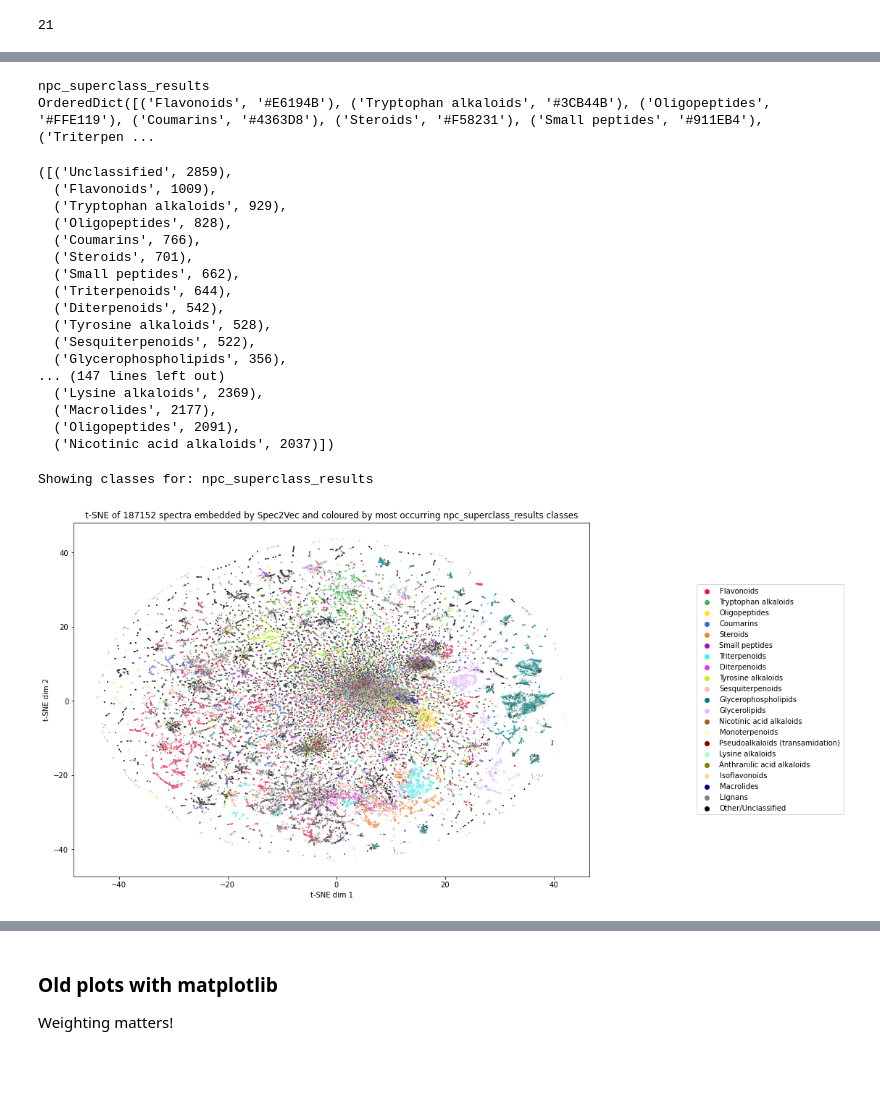
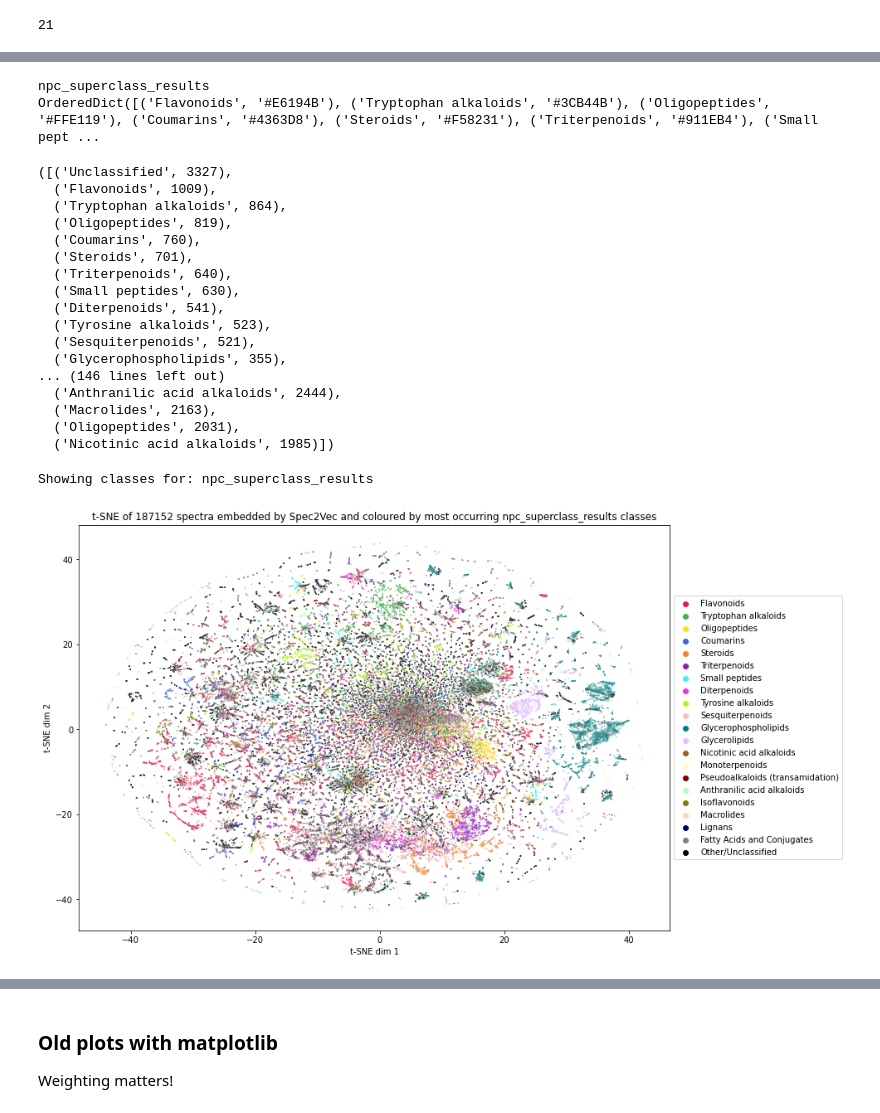
Before and after one commit to louwenjjr/ms2_mass_differences, a Jupyter notebook: notebooks/1d-Prepare_visualisation_data.ipynb, the cells around one changed output, grey strips where cells are left out. Drawn from its saved outputs; the diff is of its cells as text; code cells hidden in the pictures; blank space fills up the shorter version.

Commit message:
updated figures

```diff
--- a/notebooks/1d-Prepare_visualisation_data.ipynb
+++ b/notebooks/1d-Prepare_visualisation_data.ipynb
@@ -151,19 +178,19 @@ tsne_3d_pickle = os.path.join(data_path, base+"_peaks_processed_s2v_only_annotat
 pickle.dump(tsne_2d_res, open(tsne_2d_pickle, 'wb'))
 pickle.dump(tsne_3d_res, open(tsne_3d_pickle, 'wb'))
 # %%
-tsne_2d_w_out = os.path.join(data_path, base+"_peaks_processed_s2v_only_annotated_weighted_tsne2D.csv")
+tsne_2d_w_out = os.path.join(data_path, tdir, base+"_peaks_processed_s2v_only_annotated_weighted_tsne2D.csv")
 with open(tsne_2d_w_out, 'w') as outf:
     for s_id, tsne_r in zip(spectrums_ids, tsne_2d_w_res):
         outf.write("{},{}\n".format(s_id, ','.join(map(str, tsne_r))))
 # %%
-tsne_3d_w_out = os.path.join(data_path, base+"_peaks_processed_s2v_only_annotated_weighted_tsne3D.csv")
+tsne_3d_w_out = os.path.join(data_path, tdir, base+"_peaks_processed_s2v_only_annotated_weighted_tsne3D.csv")
 with open(tsne_3d_w_out, 'w') as outf:
     for s_id, tsne_r in zip(spectrums_ids, tsne_3d_w_res):
         outf.write("{},{}\n".format(s_id, ','.join(map(str, tsne_r))))
 # %%
 # Load tsne data - from weighted run
-tsne_2d_w_out = os.path.join(data_path, base+"_peaks_processed_s2v_only_annotated_weighted_tsne2D.pickle")
-tsne_3d_w_out = os.path.join(data_path, base+"_peaks_processed_s2v_only_annotated_weighted_tsne3D.pickle")
+tsne_2d_w_out = os.path.join(data_path, tdir, base+"_peaks_processed_s2v_only_annotated_weighted_tsne2D.pickle")
+tsne_3d_w_out = os.path.join(data_path, tdir, base+"_peaks_processed_s2v_only_annotated_weighted_tsne3D.pickle")
 tsne_2d_w_res = pickle.load(open(tsne_2d_w_out, 'rb'))
 tsne_3d_w_res = pickle.load(open(tsne_3d_w_out, 'rb'))
 tsne_2d_w_res.shape, tsne_3d_w_res.shape
@@ -244,16 +306,27 @@ tsne_palette = sns.set_palette(sns.color_palette(nice_colours))
 # %%
+# prepare class information for plotting
+# right now im classyfying spectra with multiple labels as other/unclassified
 i_chosen = -3  # choose which class (npc/cf) to plot (in new_header)
 print(new_header[i_chosen])
 chosen_classes_ori = []
 uncl = "Unclassified"
 uncl_other = "Other/Unclassified"
 add_uncl = False
+choose_unique_class = False
+ignore_multi_labels = True
 for s_cl in spectra_classes:
     chosen_class = s_cl[i_chosen]
     if not chosen_class:
         chosen_class = uncl
-    else:  # separate in single classes - there are compounds with 3 superclasses for example
-        chosen_class = chosen_class.split("; ")[0]
+    # separate in single classes - there are compounds with 3 superclasses for example
+    elif choose_unique_class:
+        chosen_class = sorted(chosen_class.split("; "))[0]  # sort to make same decision for same combinations
+    # ignore spectra with multiple labels and group them into Other/Unclassified
+    elif ignore_multi_labels:
+        if len(chosen_class.split("; ")) > 1:
+            chosen_class = uncl
+    else:
+        chosen_class = '-\n'.join(sorted(chosen_class.split("; ")))
     chosen_classes_ori.append(chosen_class)
 
 
@@ -277,51 +350,51 @@ spectra_chosen_classes = [colour_dict[c_cl] for c_cl in chosen_classes]  # get c
 Counter(chosen_classes_ori_ui).most_common(), Counter(chosen_classes_ori).most_common(), Counter(chosen_classes).most_common()
 # %% [output]
 npc_superclass_results
-OrderedDict([('Flavonoids', '#E6194B'), ('Tryptophan alkaloids', '#3CB44B'), ('Oligopeptides', '#FFE119'), ('Coumarins', '#4363D8'), ('Steroids', '#F58231'), ('Small peptides', '#911EB4'), ('Triterpen ...
+OrderedDict([('Flavonoids', '#E6194B'), ('Tryptophan alkaloids', '#3CB44B'), ('Oligopeptides', '#FFE119'), ('Coumarins', '#4363D8'), ('Steroids', '#F58231'), ('Triterpenoids', '#911EB4'), ('Small pept ...
-([('Unclassified', 2859),
+([('Unclassified', 3327),
   ('Flavonoids', 1009),
-  ('Tryptophan alkaloids', 929),
-  ('Oligopeptides', 828),
-  ('Coumarins', 766),
+  ('Tryptophan alkaloids', 864),
+  ('Oligopeptides', 819),
+  ('Coumarins', 760),
   ('Steroids', 701),
-  ('Small peptides', 662),
-  ('Triterpenoids', 644),
-  ('Diterpenoids', 542),
-  ('Tyrosine alkaloids', 528),
-  ('Sesquiterpenoids', 522),
-  ('Glycerophospholipids', 356),
-... (147 lines left out)
-  ('Lysine alkaloids', 2369),
-  ('Macrolides', 2177),
-  ('Oligopeptides', 2091),
-  ('Nicotinic acid alkaloids', 2037)])
+  ('Triterpenoids', 640),
+  ('Small peptides', 630),
+  ('Diterpenoids', 541),
+  ('Tyrosine alkaloids', 523),
+  ('Sesquiterpenoids', 521),
+  ('Glycerophospholipids', 355),
+... (146 lines left out)
+  ('Anthranilic acid alkaloids', 2444),
+  ('Macrolides', 2163),
+  ('Oligopeptides', 2031),
+  ('Nicotinic acid alkaloids', 1985)])
 # %%
 sel_class = new_header[i_chosen]
 print("Showing classes for:", sel_class)
 plt.figure(figsize=(15,9))
 ax = sns.scatterplot(
     x=tsne_2d_w_res[:,0], y=tsne_2d_w_res[:,1],
     hue=chosen_classes,
     palette=colour_dict,
     legend="full", alpha=0.4, s=2) #adjust dot size
 
 ax.set(xlabel='t-SNE dim 1', ylabel='t-SNE dim 2',
        title=f't-SNE of {len(chosen_classes)} spectra embedded by Spec2Vec and coloured by most occurring {sel_class} classes')
 box = ax.get_position()
 ax.set_position([box.x0, box.y0, box.width * 0.85, box.height]) # resize position
 
 # Put a legend to the right side
 handles, labels = ax.get_legend_handles_labels()
 by_label_unsorted = dict(zip(labels, handles))
 by_label = OrderedDict([(lab,by_label_unsorted[lab]) for lab in colour_dict.keys()])
-ax.legend(by_label.values(), by_label.keys(), loc='center right', bbox_to_anchor=(1.5, 0.5), ncol=1)
+ax.legend(by_label.values(), by_label.keys(), loc='center right', bbox_to_anchor=(1.3, 0.5), ncol=1)
 # ax.legend()
 plt.savefig(os.path.join(classifications_path,
                          f"plots/ALL_GNPS_210409_positive_cleaned_{sel_class}.svg"))
 # plt.show()
 # %% [output]
 Showing classes for: npc_superclass_results
-[figure, old version]
+[figure, new version]
 # %%
 # UniqueInchikey - dot size and alpha are different than plot above
 sel_class = new_header[i_chosen]
```
Also changed, not shown: parts of 10 cells of this notebook.
